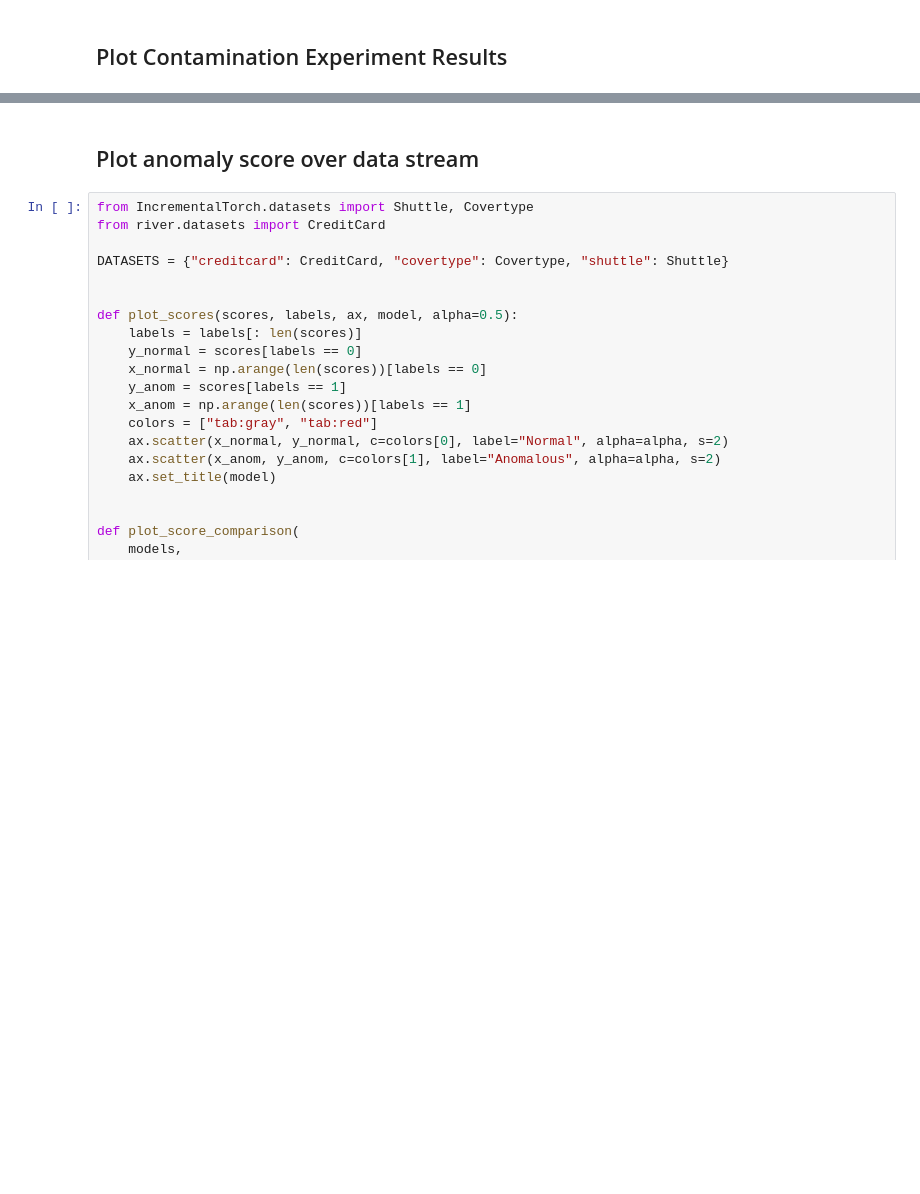
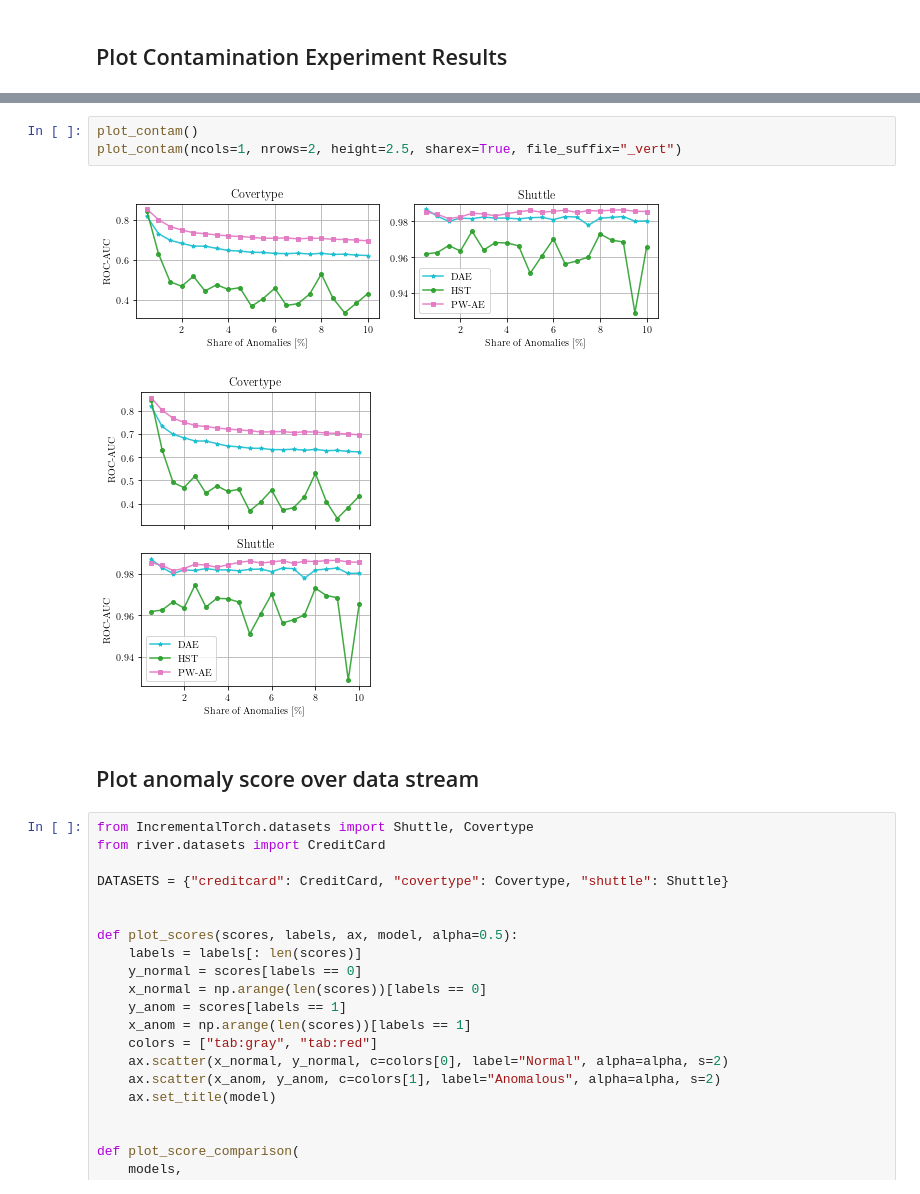
Before and after one commit to lucasczz/DAADS, a Jupyter notebook: notebooks/plotting.ipynb, the cells around one changed output, grey strips where cells are left out. Saved outputs shown, nothing was run; the diff lists cells and outputs as text; blank space fills up the shorter version.

```diff
--- a/notebooks/plotting.ipynb
+++ b/notebooks/plotting.ipynb
@@ -121,3 +139,9 @@ plt.savefig("../results/figures/roc-auc_vs_anom_frac.pdf")
+# %%
+plot_contam()
+plot_contam(ncols=1, nrows=2, height=2.5, sharex=True, file_suffix="_vert")
+# %% [output]
+[figure, added]
+[figure, added]
 # %% [markdown]
 ## Plot anomaly score over data stream
 # %%
```
Also changed, not shown: parts of 5 cells of this notebook, 16 other files.
